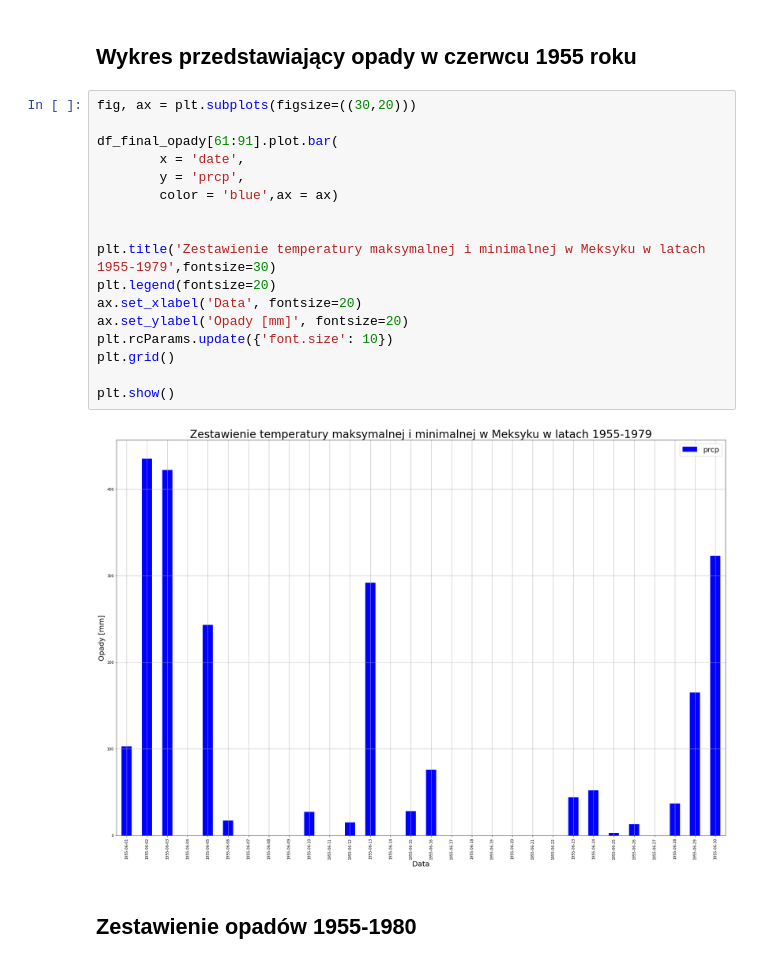
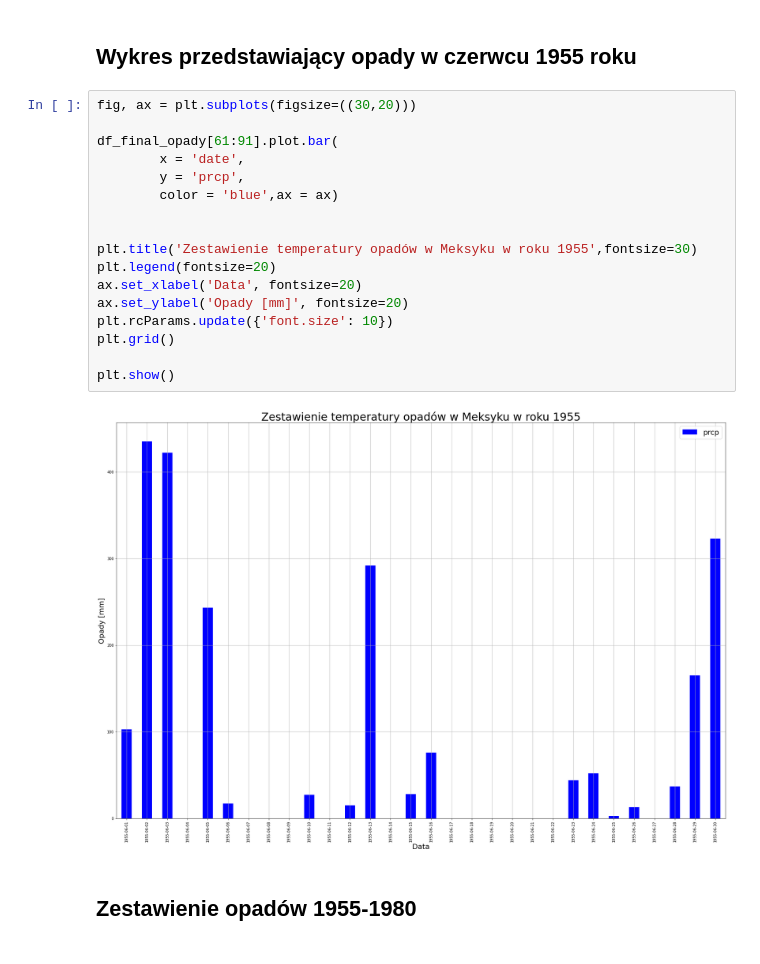
Before and after one commit to Julnowak/julianowak, a Jupyter notebook: L5_JuliaNowak_TIER_protocol/Command Files/Data_appendix.ipynb, the cells around one changed output. Saved outputs shown, nothing was run; the diff lists cells and outputs as text.

```diff
--- a/L5_JuliaNowak_TIER_protocol/Command Files/Data_appendix.ipynb
+++ b/L5_JuliaNowak_TIER_protocol/Command Files/Data_appendix.ipynb
@@ -100,22 +200,22 @@ plt.show()
 # %%
 fig, ax = plt.subplots(figsize=((30,20)))
 
 df_final_opady[61:91].plot.bar(
         x = 'date',
         y = 'prcp',
         color = 'blue',ax = ax)
 
 
-plt.title('Zestawienie temperatury maksymalnej i minimalnej w Meksyku w latach 1955-1979',fontsize=30)
+plt.title('Zestawienie temperatury opadów w Meksyku w roku 1955',fontsize=30)
 plt.legend(fontsize=20)
 ax.set_xlabel('Data', fontsize=20)
 ax.set_ylabel('Opady [mm]', fontsize=20)
 plt.rcParams.update({'font.size': 10})
 plt.grid()
 
 plt.show()
 # %% [output]
-[figure, old version]
+[figure, new version]
 # %% [markdown]
 ## Zestawienie opadów 1955-1980
 # %%
```
Also changed, not shown: parts of 8 cells of this notebook, 6 other files.
